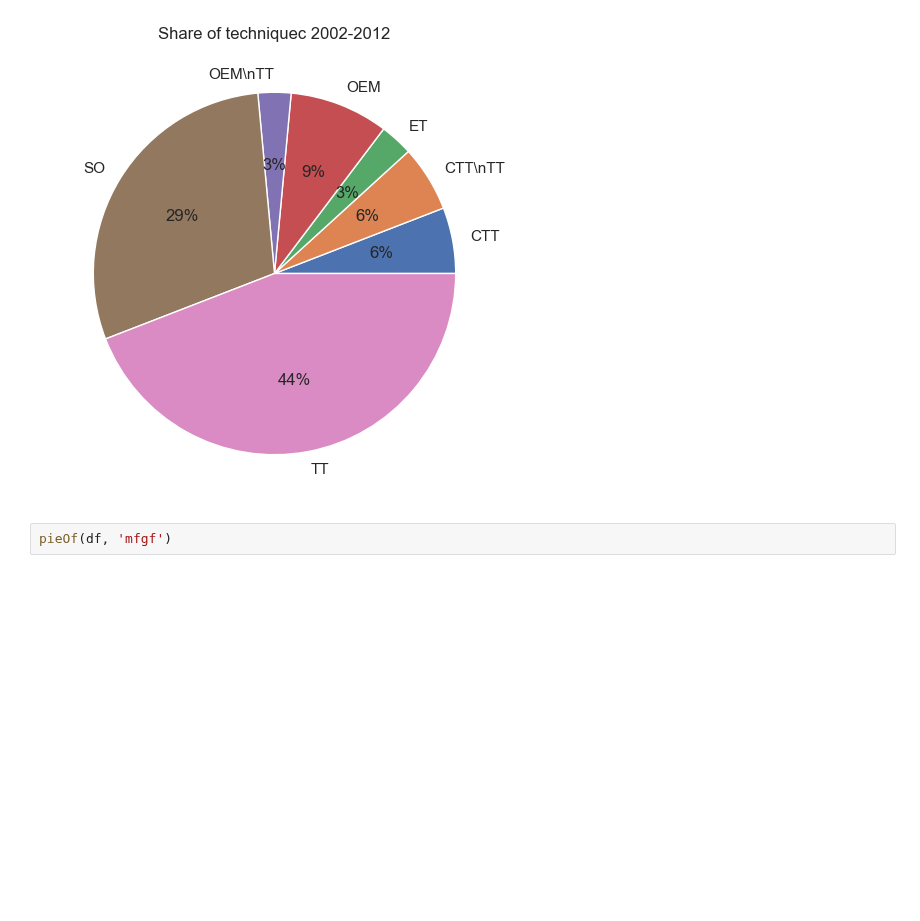
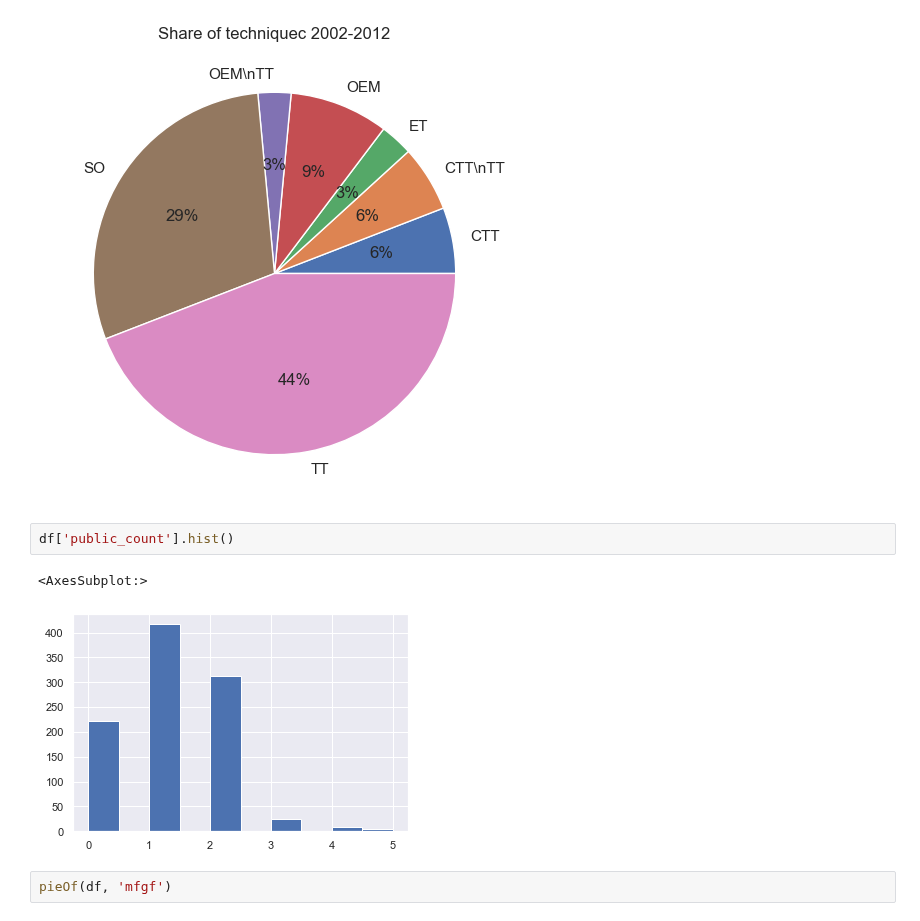
Before and after one commit to bang-a-coder/thesis-analysis, a Jupyter notebook: explore_visual.ipynb, the cells around one changed output. Cells and saved outputs as stored; diff of their text form; blank space fills up the shorter version.

```diff
--- a/explore_visual.ipynb
+++ b/explore_visual.ipynb
@@ -57,6 +57,11 @@ pieOf(df, 'cr_bor_part')
 pieOf(df, 'techniquec')
 # %% [output]
 [figure]
+# %%
+df['public_count'].hist()
+# %% [output]
+<AxesSubplot:>
+[figure, added]
 # %%
 pieOf(df, 'mfgf')
 # %% [output]
```
Also changed, not shown: 1 other file.
